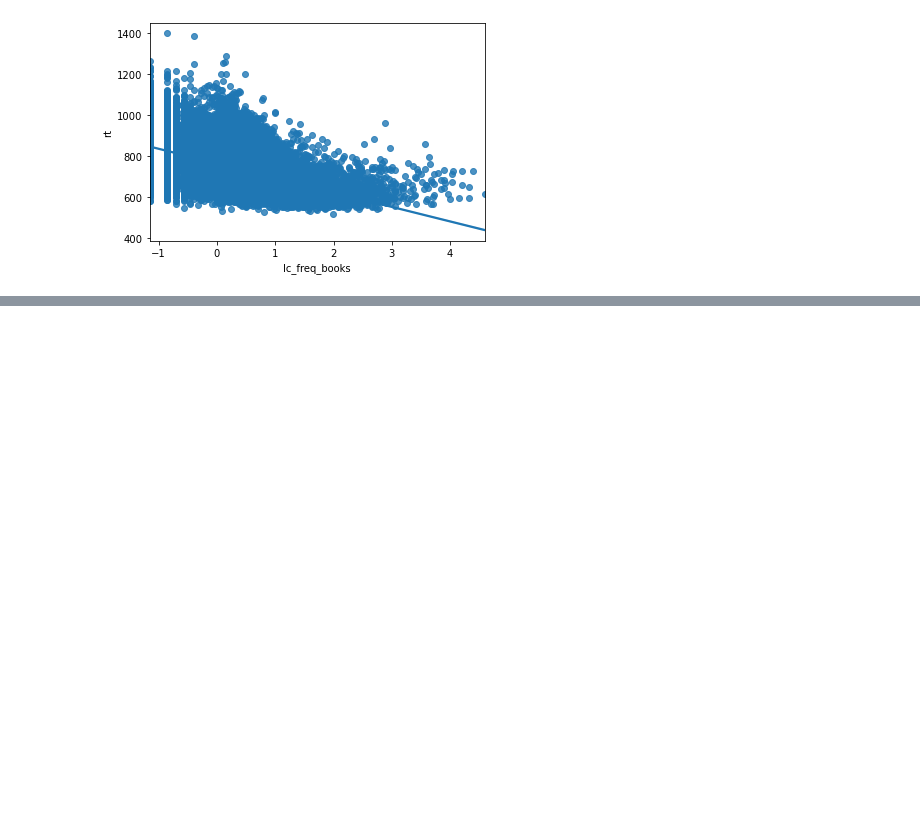
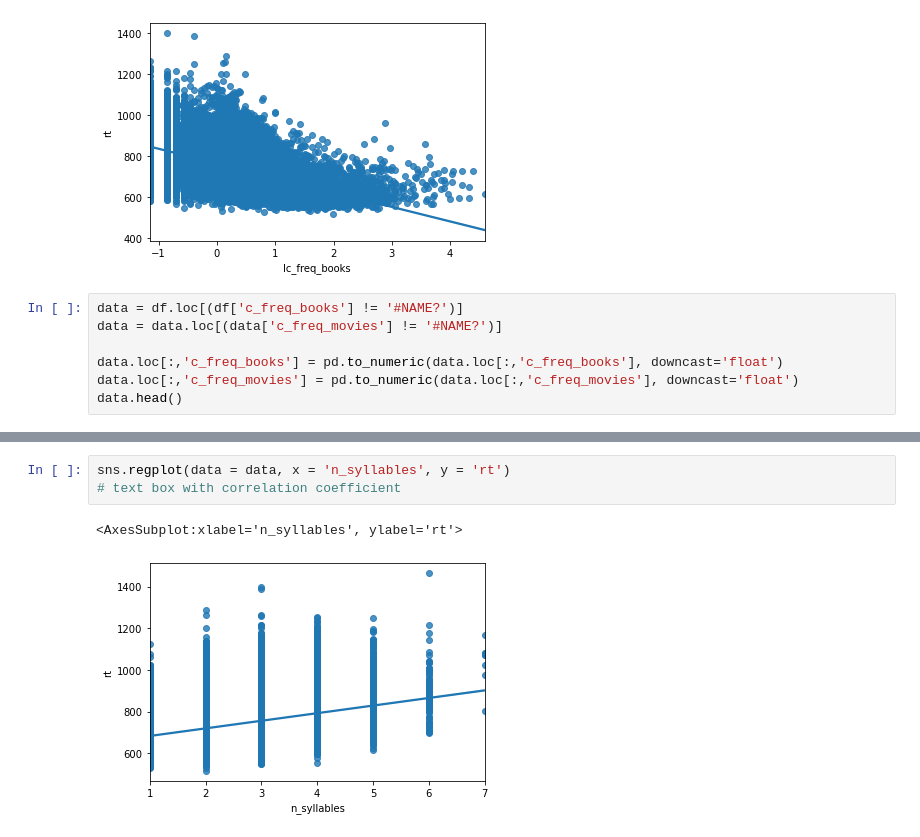
Before and after one commit to ethanweed/ExPsyLing, a Jupyter notebook: 2022/Notebooks/MEGALEX_1.ipynb, the cells around one changed output, grey strips where cells are left out. Drawn from its saved outputs; the diff is of its cells as text; blank space fills up the shorter version.

```diff
--- a/2022/Notebooks/MEGALEX_1.ipynb
+++ b/2022/Notebooks/MEGALEX_1.ipynb
@@ -26,3 +99,10 @@ sns.regplot(data = data, x = 'lc_freq_books', y = 'rt')
 # %% [output]
 <AxesSubplot:xlabel='lc_freq_books', ylabel='rt'>
 [figure]
+# %%
+data = df.loc[(df['c_freq_books'] != '#NAME?')]
+data = data.loc[(data['c_freq_movies'] != '#NAME?')]
+
+data.loc[:,'c_freq_books'] = pd.to_numeric(data.loc[:,'c_freq_books'], downcast='float')
+data.loc[:,'c_freq_movies'] = pd.to_numeric(data.loc[:,'c_freq_movies'], downcast='float')
+data.head()
@@ -28,0 +116,6 @@ sns.regplot(data = data, x = 'lc_freq_books', y = 'rt')
+# %%
+sns.regplot(data = data, x = 'n_syllables', y = 'rt')
+# text box with correlation coefficient
+# %% [output]
+<AxesSubplot:xlabel='n_syllables', ylabel='rt'>
+[figure, added]
```
Also changed, not shown: parts of 13 cells of this notebook, 3 other files.
